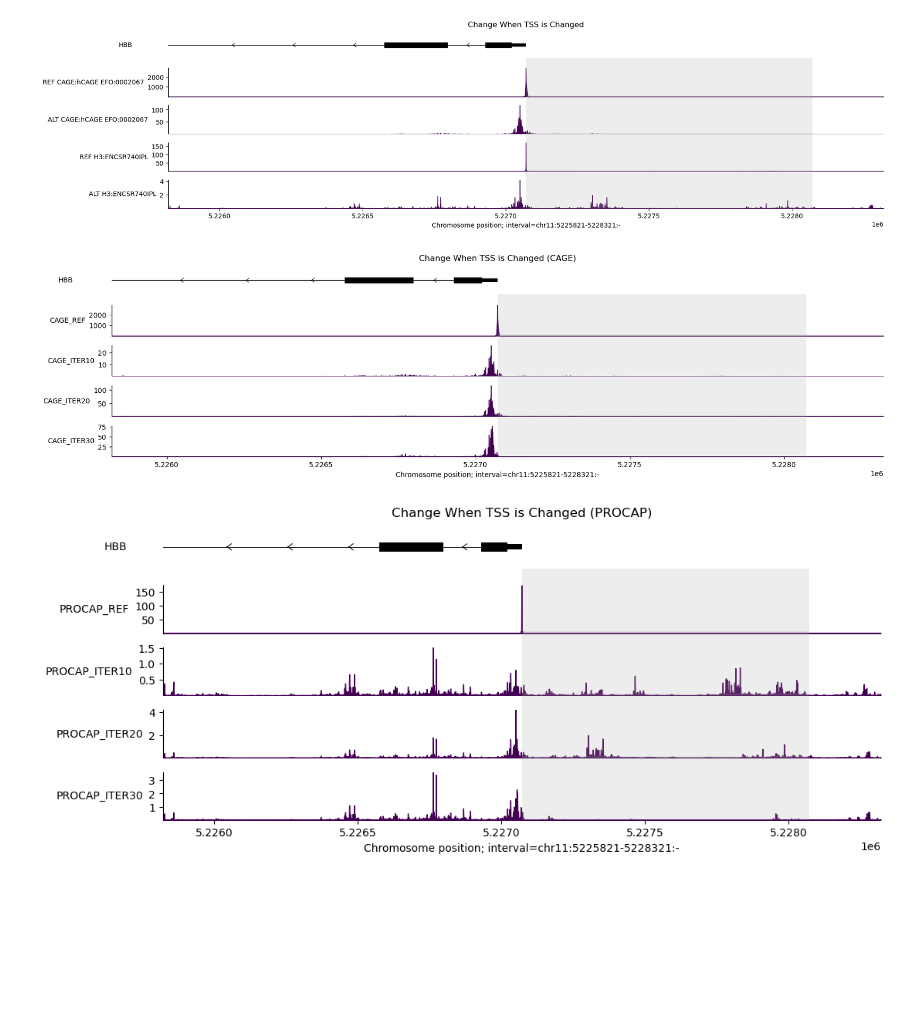
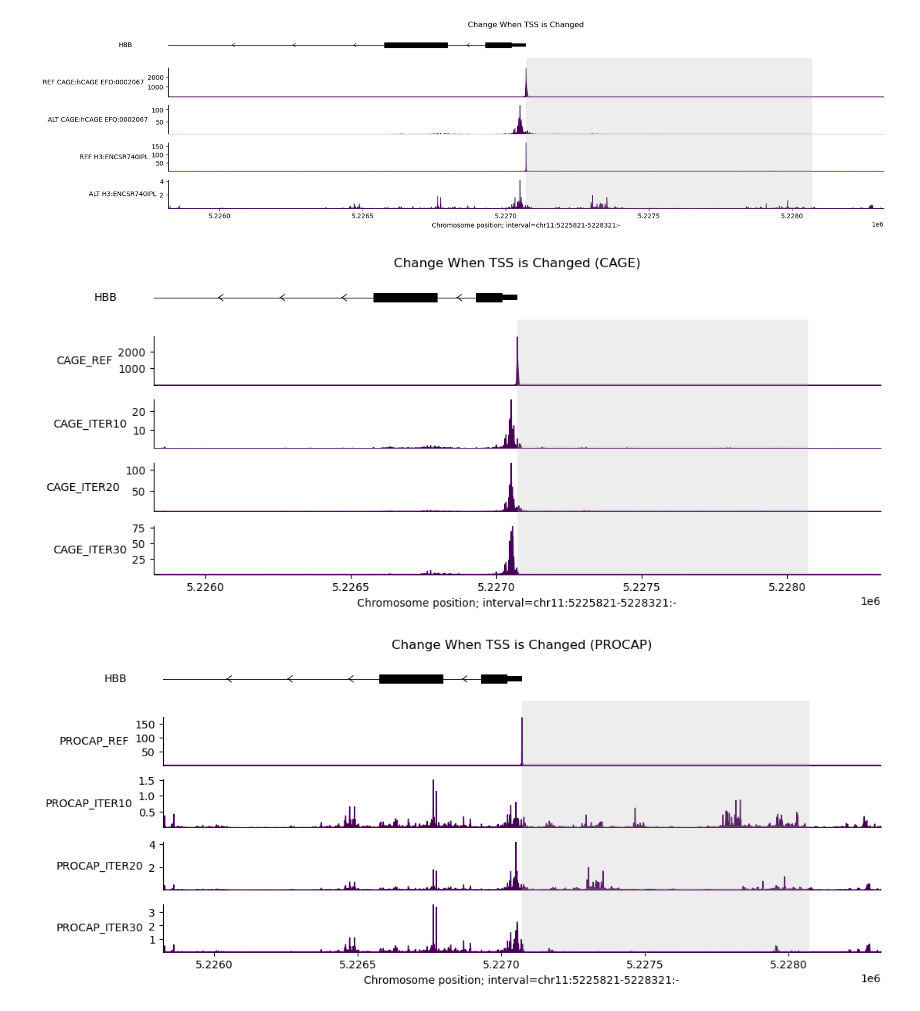
Before and after one commit to leemnj/iterative-dna-reconstruction, a Jupyter notebook: 03_dna-fm-to-alphagenome/regulator-to-alphagenome/load-and-insert-promoter.ipynb, the cells around one changed output. Drawn from its saved outputs; the diff is of its cells as text; code cells hidden in the pictures; blank space fills up the shorter version.

```diff
--- a/03_dna-fm-to-alphagenome/regulator-to-alphagenome/load-and-insert-promoter.ipynb
+++ b/03_dna-fm-to-alphagenome/regulator-to-alphagenome/load-and-insert-promoter.ipynb
@@ -575,25 +578,26 @@ fig = pc.plot(
 # %%
 cage_ref=outputs[0].reference.cage.filter_to_negative_strand()
 cage_iter10=outputs[0].alternate.cage.filter_to_negative_strand()
 cage_iter20=outputs[1].alternate.cage.filter_to_negative_strand()
 cage_iter30=outputs[2].alternate.cage.filter_to_negative_strand()
 
 components=[
     pc.TranscriptAnnotation(longest_transcripts),
     pc.Tracks(cage_ref, filled=True, ylabel_template="CAGE_REF"),
     pc.Tracks(cage_iter10, filled=True, ylabel_template="CAGE_ITER10"),
     pc.Tracks(cage_iter20, filled=True, ylabel_template="CAGE_ITER20"),
     pc.Tracks(cage_iter30, filled=True, ylabel_template="CAGE_ITER30"),
 ]
 
 plot=pc.plot(
     components,
     interval=interval_vis.resize(2500),
     annotations=[plot_components.IntervalAnnotation(PROMOTER_INTERVAL)],
-    title="Change When TSS is Changed (CAGE)"
+    title="Change When TSS is Changed (CAGE)",
+    fig_width=12
 )
 # %% [output]
-[figure, old version]
+[figure, new version]
 # %%
 rnaseq_ref=outputs[0].reference.procap.filter_to_negative_strand()
 rnaseq_iter10=outputs[0].alternate.procap.filter_to_negative_strand()
```
Also changed, not shown: parts of 6 cells of this notebook, 6 other files.
